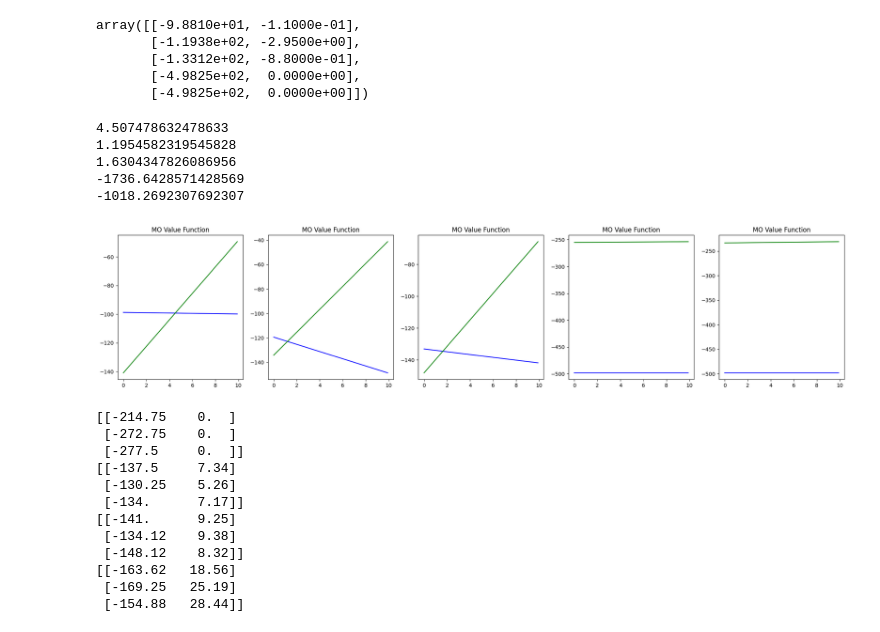
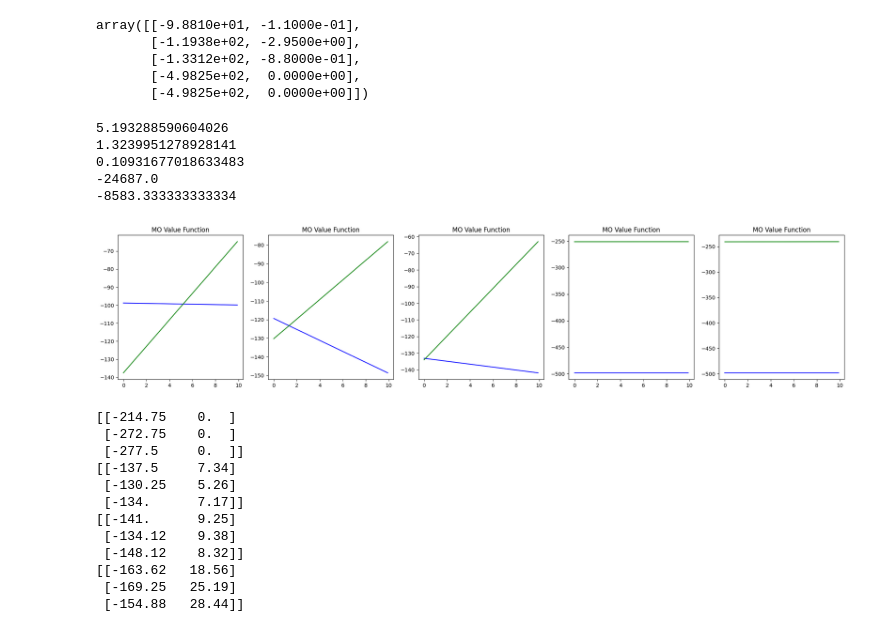
Before and after one commit to maymac00/MAEGG_IPPO, a Jupyter notebook: ols_visualize.ipynb, the cells around one changed output. Cells and saved outputs as stored; diff of their text form; code cells hidden in the pictures.

```diff
--- a/ols_visualize.ipynb
+++ b/ols_visualize.ipynb
@@ -10,7 +10,7 @@ db_keys = [0, 1, 10, 100]
 import pandas as pd
 
 # Dataframe from csv
-df = pd.read_csv("EGG_DATA/report_2024_04_22_09_45.csv")
+df = pd.read_csv("EGG_DATA_bis/report_2024_04_22_09_45.csv")
 df["dir"] = df["dir"].apply(lambda x: int(x))
 # Time to survival -1 to inf
 for i in range(5):
@@ -138,37 +138,37 @@ def get_intersection(v01, ve1, v02, ve2):
 # %%
 # Plot values as function of weight w that scales the reward
 fig, axs = plt.subplots(1, 5, figsize=(25, 5))
 step = 0.1
 # for ag in mo_value_w10:
 max_weight = 10
 # Subplot for each agent
 x = np.arange(0, max_weight, step)
 w = np.array([np.ones(int(max_weight/step)), np.arange(0, max_weight, step)])
 
-setting = {"eff": 0.6, "db": 10}
+setting = {"eff": 0.6, "db": 1}
 for ag in range(5):
     axs[ag].set_title("MO Value Function")
     ref = ref_policies_values[setting["eff"]][setting["db"]]
     unet = unet_policies_values[setting["eff"]]
     axs[ag].plot(x, np.dot(unet[ag], w), c="blue")
     axs[ag].plot(x, np.dot(ref[ag], w), c="green")
 
 wes = []
 for ag in range(5):
     # Print intersecctions
     p1 = unet_policies_values[setting["eff"]][ag]
     p2 = ref_policies_values[setting["eff"]][setting["db"]][ag]
     inter = get_intersection(p1[0], p1[1], p2[0], p2[1])
     print(inter)
     wes.append(inter)
 plt.show()
 # %% [output]
-4.507478632478633
-1.1954582319545828
-1.6304347826086956
--1736.6428571428569
--1018.2692307692307
+5.193288590604026
+1.3239951278928141
+0.10931677018633483
+-24687.0
+-8583.333333333334
-[figure, old version]
+[figure, new version]
 # %%
 print(ref_policies_values[0.6][0][0:3])
 print(ref_policies_values[0.6][1][0:3])
```
Also changed, not shown: parts of 1 cell of this notebook, 2 other files.
